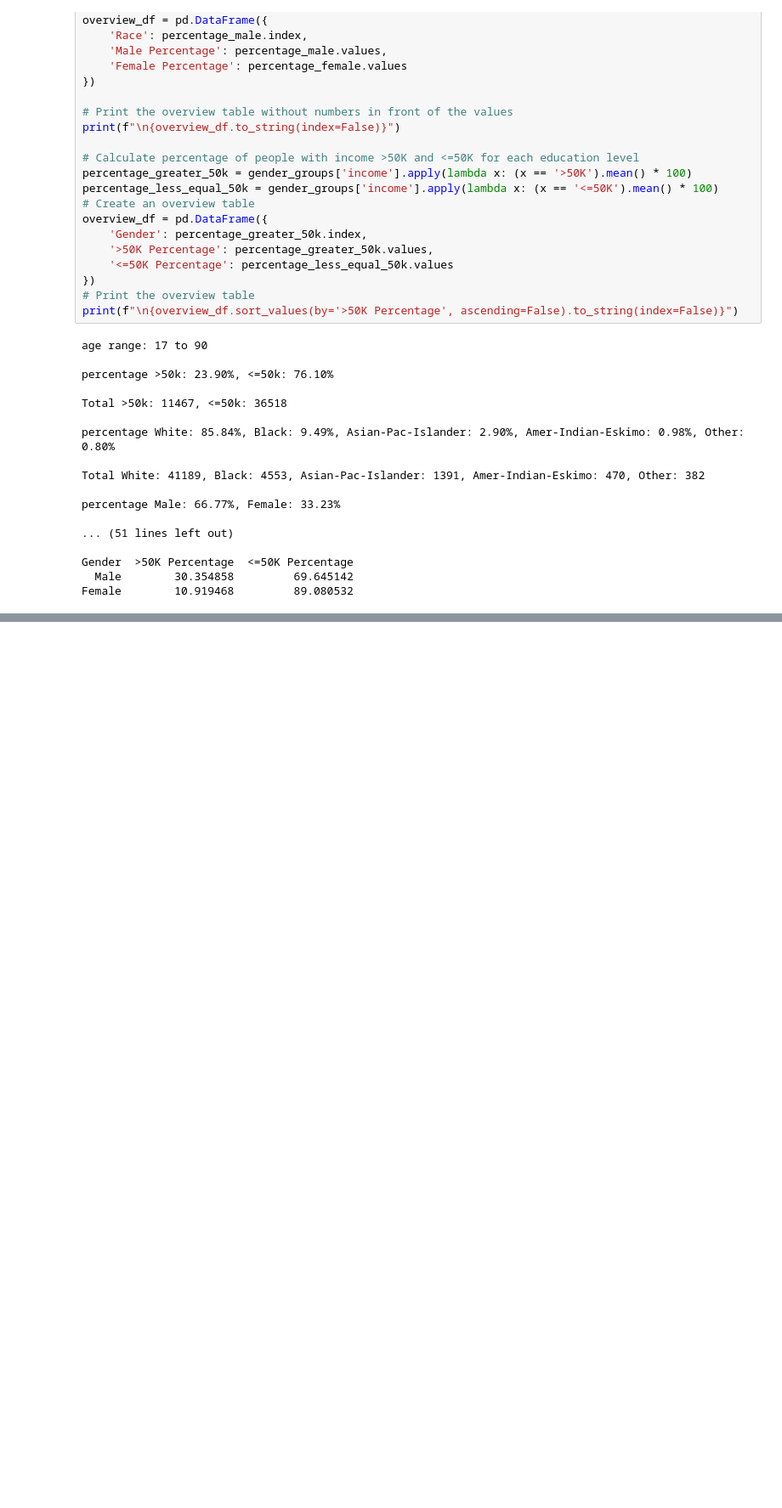
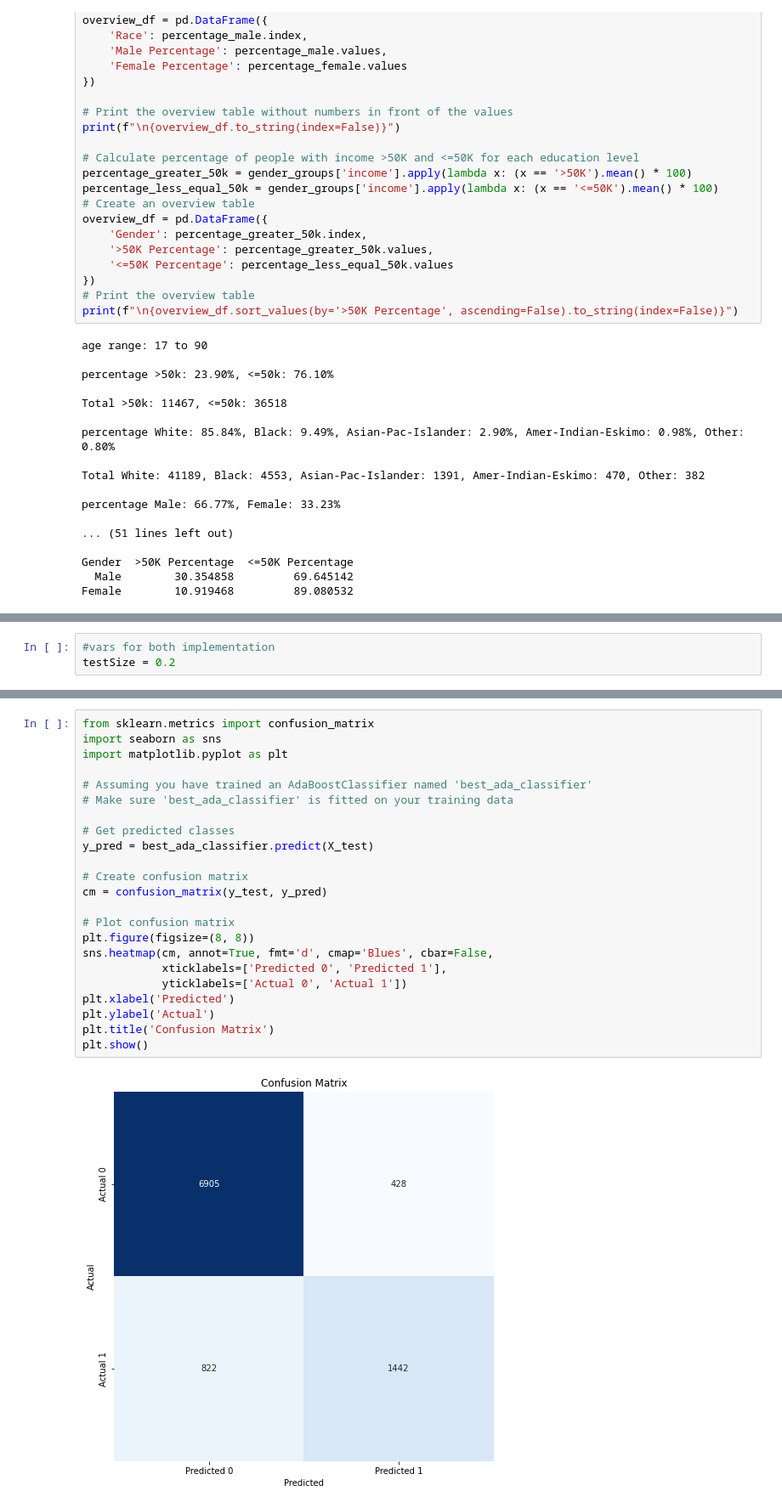
Before and after one commit to ThomasAlberts/Data-Mining-Project, a Jupyter notebook: Project.ipynb, the cells around one changed output, grey strips where cells are left out. Shown at 85% size. Cells and saved outputs as stored; diff of their text form; blank space fills up the shorter version.

```diff
--- a/Project.ipynb
+++ b/Project.ipynb
@@ -149,0 +206,3 @@ Female        10.919468         89.080532
+# %%
+#vars for both implementation
+testSize = 0.2
@@ -149,0 +361,25 @@ Female        10.919468         89.080532
+# %%
+from sklearn.metrics import confusion_matrix
+import seaborn as sns
+import matplotlib.pyplot as plt
+
+# Assuming you have trained an AdaBoostClassifier named 'best_ada_classifier'
+# Make sure 'best_ada_classifier' is fitted on your training data
+
+# Get predicted classes
+y_pred = best_ada_classifier.predict(X_test)
+
+# Create confusion matrix
+cm = confusion_matrix(y_test, y_pred)
+
+# Plot confusion matrix
+plt.figure(figsize=(8, 8))
+sns.heatmap(cm, annot=True, fmt='d', cmap='Blues', cbar=False,
+            xticklabels=['Predicted 0', 'Predicted 1'],
+            yticklabels=['Actual 0', 'Actual 1'])
+plt.xlabel('Predicted')
+plt.ylabel('Actual')
+plt.title('Confusion Matrix')
+plt.show()
+# %% [output]
+[figure, added]
```
Also changed, not shown: parts of 12 cells of this notebook, 6 other files.
